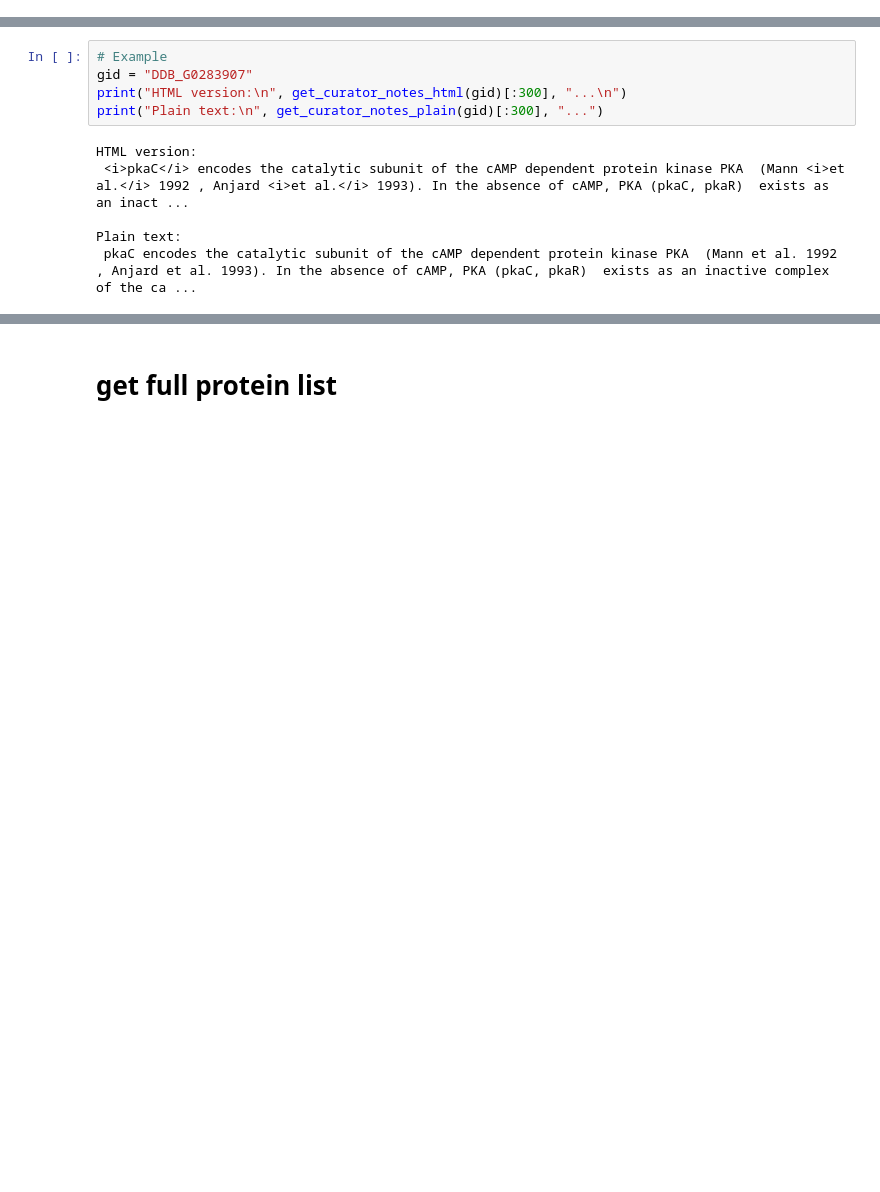
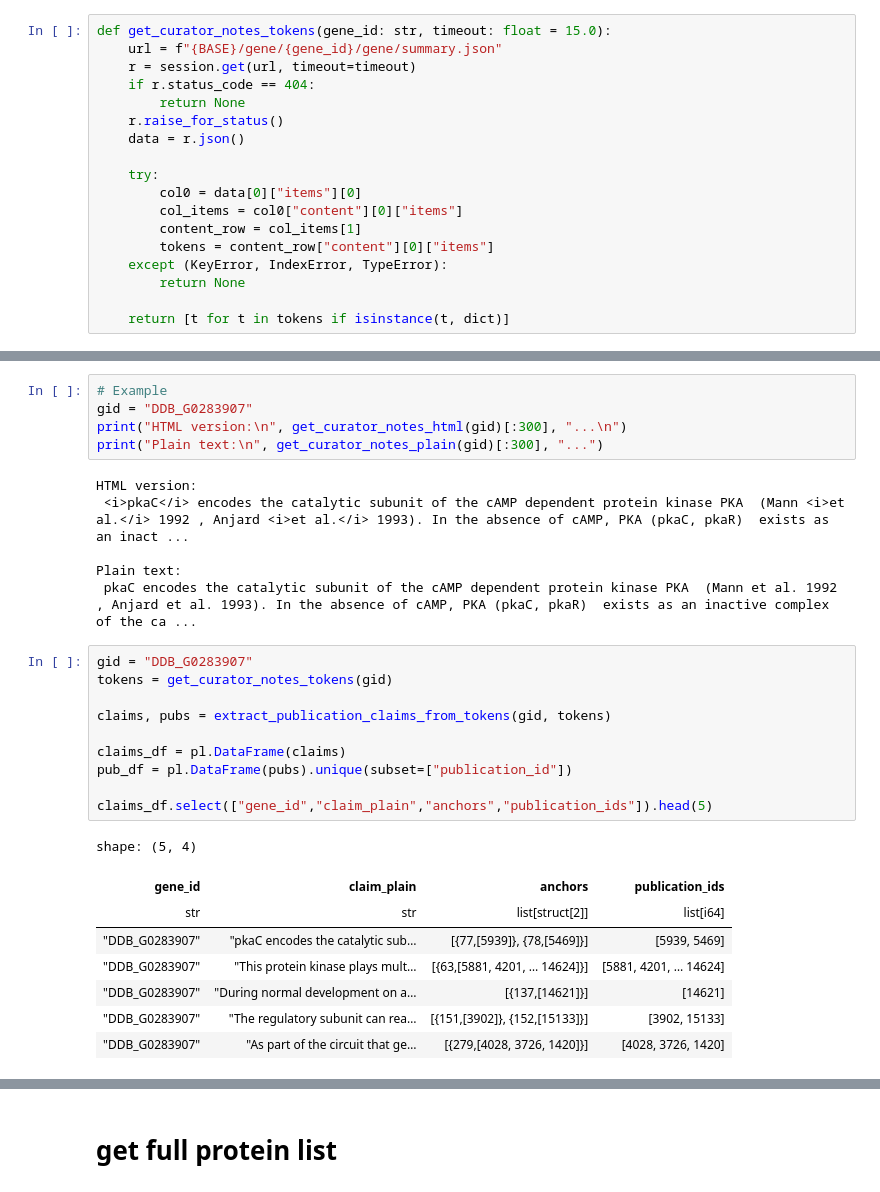
Before and after one commit to fulaibaowang/dictycite, a Jupyter notebook: dicty_curator_notes.ipynb, the cells around one changed output, grey strips where cells are left out. Cells and saved outputs as stored; diff of their text form; blank space fills up the shorter version.

Commit message:
have publication and anchor on claims

```diff
--- a/dicty_curator_notes.ipynb
+++ b/dicty_curator_notes.ipynb
@@ -58,3 +62,21 @@ def get_curator_notes_plain(gene_id: str, timeout: float = 15.0) -> str | None:
 
     soup = BeautifulSoup(html, "html.parser")
     return soup.get_text(" ", strip=True)
+# %%
+def get_curator_notes_tokens(gene_id: str, timeout: float = 15.0):
+    url = f"{BASE}/gene/{gene_id}/gene/summary.json"
+    r = session.get(url, timeout=timeout)
+    if r.status_code == 404:
+        return None
+    r.raise_for_status()
+    data = r.json()
+
+    try:
+        col0 = data[0]["items"][0]
+        col_items = col0["content"][0]["items"]
+        content_row = col_items[1]
+        tokens = content_row["content"][0]["items"]
+    except (KeyError, IndexError, TypeError):
+        return None
+
+    return [t for t in tokens if isinstance(t, dict)]
@@ -69,3 +312,22 @@ HTML version:
 
 Plain text:
  pkaC encodes the catalytic subunit of the cAMP dependent protein kinase PKA  (Mann et al. 1992 , Anjard et al. 1993). In the absence of cAMP, PKA (pkaC, pkaR)  exists as an inactive complex of the ca ...
+# %%
+gid = "DDB_G0283907"
+tokens = get_curator_notes_tokens(gid)
+
+claims, pubs = extract_publication_claims_from_tokens(gid, tokens)
+
+claims_df = pl.DataFrame(claims)
+pub_df = pl.DataFrame(pubs).unique(subset=["publication_id"])
+
+claims_df.select(["gene_id","claim_plain","anchors","publication_ids"]).head(5)
+# %% [output]
+shape: (5, 4)
+| gene_id | claim_plain | anchors | publication_ids |
+| str | str | list[struct[2]] | list[i64] |
+| "DDB_G0283907" | "pkaC encodes the catalytic sub… | [{77,[5939]}, {78,[5469]}] | [5939, 5469] |
+| "DDB_G0283907" | "This protein kinase plays mult… | [{63,[5881, 4201, … 14624]}] | [5881, 4201, … 14624] |
+| "DDB_G0283907" | "During normal development on a… | [{137,[14621]}] | [14621] |
+| "DDB_G0283907" | "The regulatory subunit can rea… | [{151,[3902]}, {152,[15133]}] | [3902, 15133] |
+| "DDB_G0283907" | "As part of the circuit that ge… | [{279,[4028, 3726, 1420]}] | [4028, 3726, 1420] |
```
Also changed, not shown: parts of 9 cells of this notebook.
